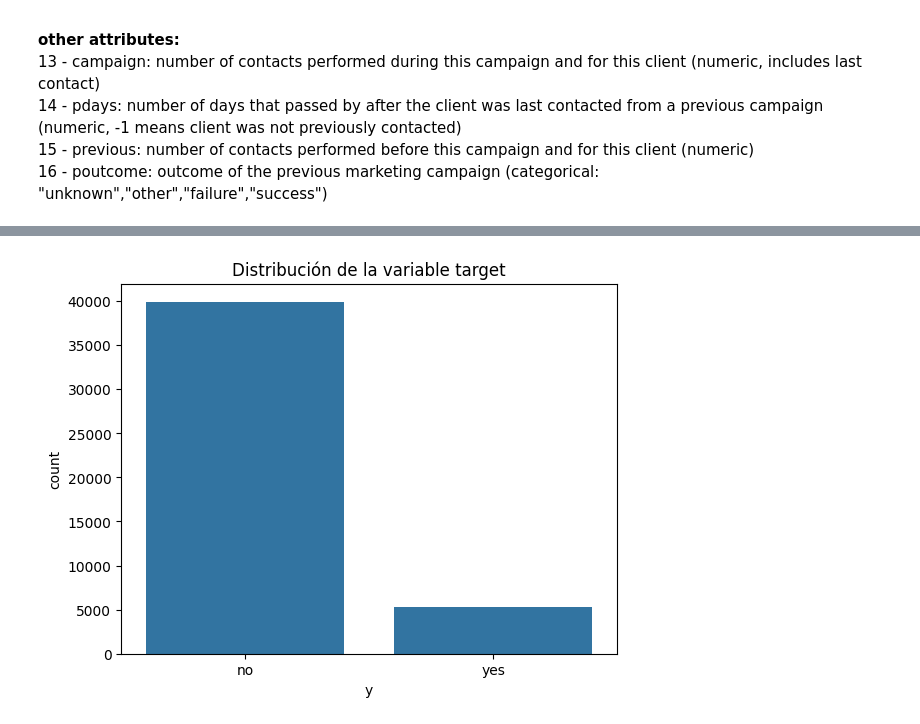
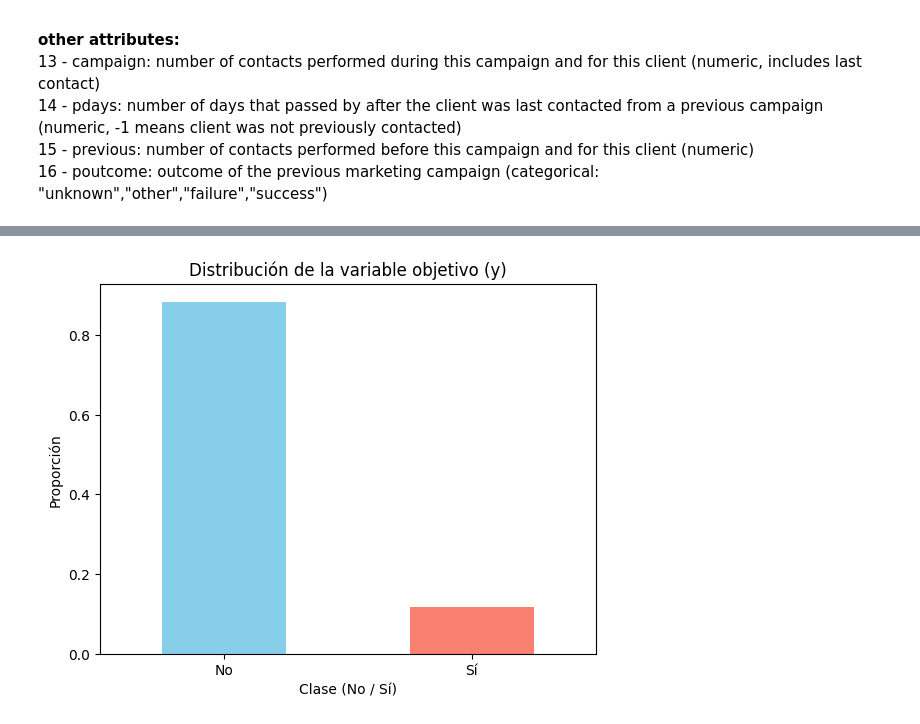
Before and after one commit to Angie-are/ONLINE_DS_THEBRIDGE_CURSO, a Jupyter notebook: 04_Machine_Learning/Sprint_11/Unidad_01/Practica_Obligatoria/18_Practica_Obligatoria_Arboles_de_Decisión_y_Ajuste_de_hiperparámetros.ipynb, the cells around one changed output, grey strips where cells are left out. Saved outputs shown, nothing was run; the diff lists cells and outputs as text; code cells hidden in the pictures.

```diff
--- a/04_Machine_Learning/Sprint_11/Unidad_01/Practica_Obligatoria/18_Practica_Obligatoria_Arboles_de_Decisión_y_Ajuste_de_hiperparámetros.ipynb
+++ b/04_Machine_Learning/Sprint_11/Unidad_01/Practica_Obligatoria/18_Practica_Obligatoria_Arboles_de_Decisión_y_Ajuste_de_hiperparámetros.ipynb
@@ -66,6 +63,3 @@ from sklearn.pipeline import Pipeline
 # %%
-# Cargar el dataset desde la ruta proporcionada
-df = pd.read_csv(r'C:\Users\angel\OneDrive\Documentos\DATA_SCIENCE\Bootcamp\DS_Online_Octubre24_Exercises\04_Machine_Learning\Sprint_11\Unidad_01\Practica_Obligatoria\data\bank-full.csv', sep=';')
-
-# Mostrar las primeras filas para verificar la carga del archivo
-df.head()
+file_path = r'C:\Users\angel\OneDrive\Documentos\DATA_SCIENCE\Bootcamp\DS_Online_Octubre24_Exercises\04_Machine_Learning\Sprint_11\Unidad_01\Practica_Obligatoria\data\bank-full.csv'
+df = pd.read_csv(file_path, sep=';')
@@ -79,10 +92,10 @@ df.head()
 # %%
-# Analizar la distribución de la variable target
-df['y'].value_counts()
-
-# Visualizar la distribución
-sns.countplot(x='y', data=df)
-plt.title('Distribución de la variable target')
+# Visualizar la distribución de la variable objetivo
+df['y'].value_counts(normalize=True).plot(kind='bar', color=['skyblue', 'salmon'])
+plt.title('Distribución de la variable objetivo (y)')
+plt.xlabel('Clase (No / Sí)')
+plt.ylabel('Proporción')
+plt.xticks([0, 1], ['No', 'Sí'], rotation=0)
 plt.show()
 # %% [output]
-[figure, old version]
+[figure, new version]
```
Also changed, not shown: parts of 11 cells of this notebook.
